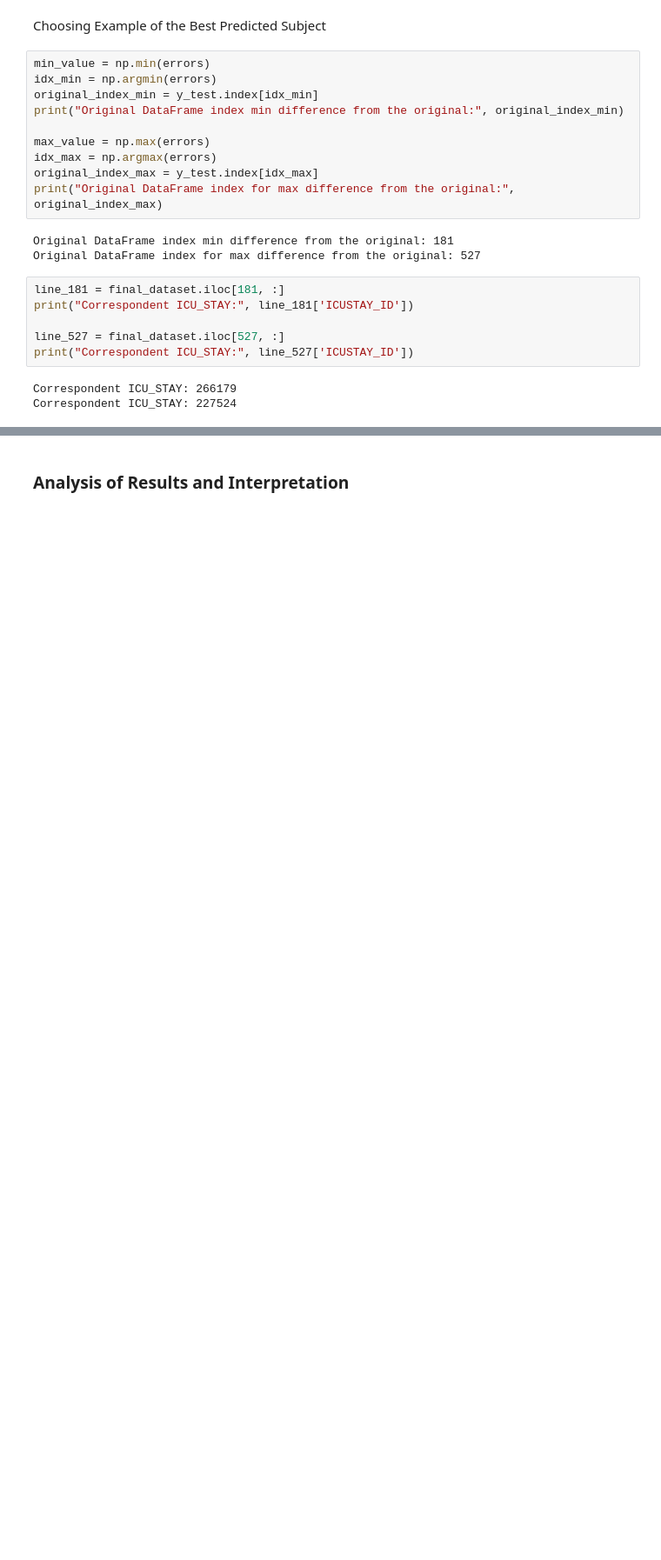
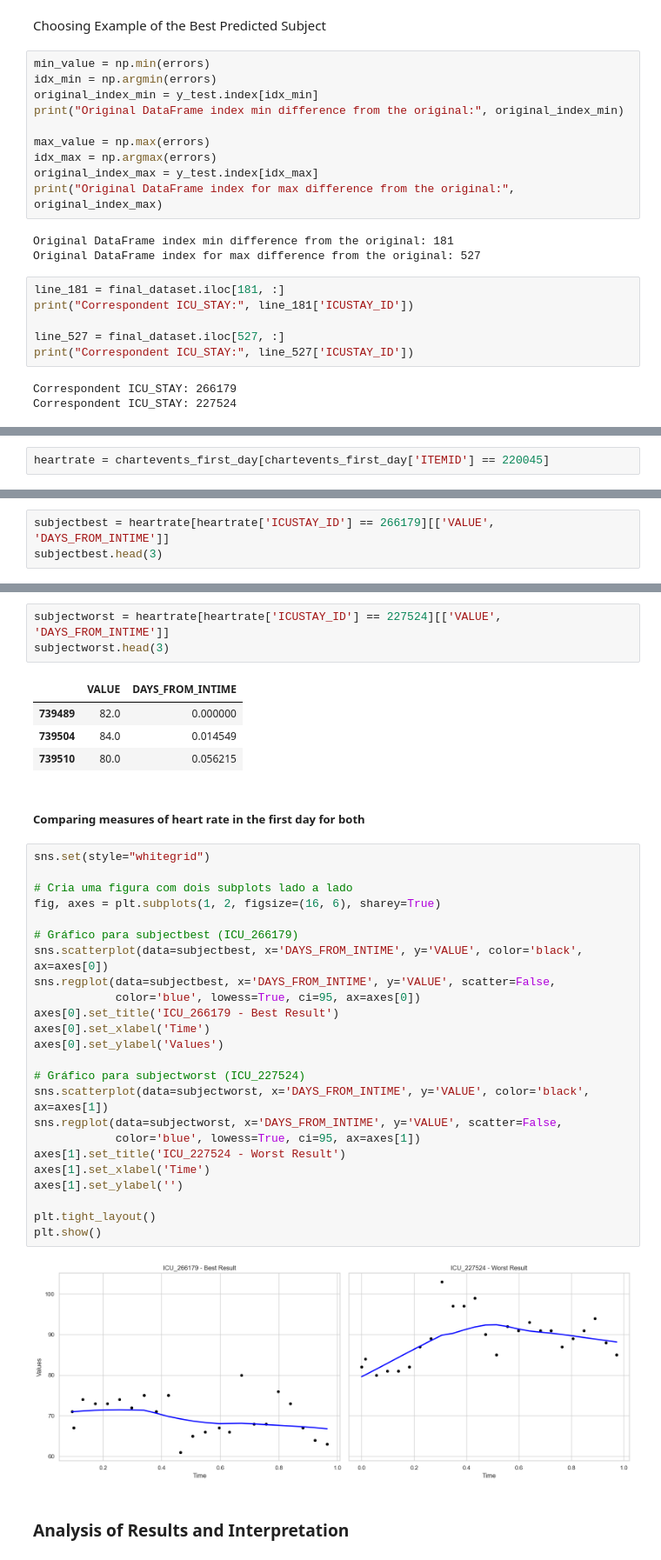
Before and after one commit to ossclaudia/Machine-Learning-2, a Jupyter notebook: projeto.ipynb, the cells around one changed output, grey strips where cells are left out. Shown at 87% size. Cells and saved outputs as stored; diff of their text form; blank space fills up the shorter version.

Commit message:
comparison best and worst performance patients

```diff
--- a/projeto.ipynb
+++ b/projeto.ipynb
@@ -1380,0 +1384,2 @@ Plots of Values of Heart Rate over time for the 2 patients found
+# %%
+heartrate = chartevents_first_day[chartevents_first_day['ITEMID'] == 220045]
@@ -1380,0 +1388,3 @@ Plots of Values of Heart Rate over time for the 2 patients found
+# %%
+subjectbest = heartrate[heartrate['ICUSTAY_ID'] == 266179][['VALUE', 'DAYS_FROM_INTIME']]
+subjectbest.head(3)
@@ -1381,2 +1398,38 @@ Plots of Values of Heart Rate over time for the 2 patients found
+# %%
+subjectworst = heartrate[heartrate['ICUSTAY_ID'] == 227524][['VALUE', 'DAYS_FROM_INTIME']]
+subjectworst.head(3)
+# %% [output]
+|  | VALUE | DAYS_FROM_INTIME |
+| 739489 | 82.0 | 0.000000 |
+| 739504 | 84.0 | 0.014549 |
+| 739510 | 80.0 | 0.056215 |
+# %% [markdown]
+##### Comparing measures of heart rate in the first day for both
+# %%
+sns.set(style="whitegrid")
+
+# Cria uma figura com dois subplots lado a lado
+fig, axes = plt.subplots(1, 2, figsize=(16, 6), sharey=True)
+
+# Gráfico para subjectbest (ICU_266179)
+sns.scatterplot(data=subjectbest, x='DAYS_FROM_INTIME', y='VALUE', color='black', ax=axes[0])
+sns.regplot(data=subjectbest, x='DAYS_FROM_INTIME', y='VALUE', scatter=False,
+            color='blue', lowess=True, ci=95, ax=axes[0])
+axes[0].set_title('ICU_266179 - Best Result')
+axes[0].set_xlabel('Time')
+axes[0].set_ylabel('Values')
+
+# Gráfico para subjectworst (ICU_227524)
+sns.scatterplot(data=subjectworst, x='DAYS_FROM_INTIME', y='VALUE', color='black', ax=axes[1])
+sns.regplot(data=subjectworst, x='DAYS_FROM_INTIME', y='VALUE', scatter=False,
+            color='blue', lowess=True, ci=95, ax=axes[1])
+axes[1].set_title('ICU_227524 - Worst Result')
+axes[1].set_xlabel('Time')
+axes[1].set_ylabel('')
+
+plt.tight_layout()
+plt.show()
+# %% [output]
+[figure, added]
 # %% [markdown]
 ### Analysis of Results and Interpretation
```
Also changed, not shown: parts of 20 cells of this notebook.
